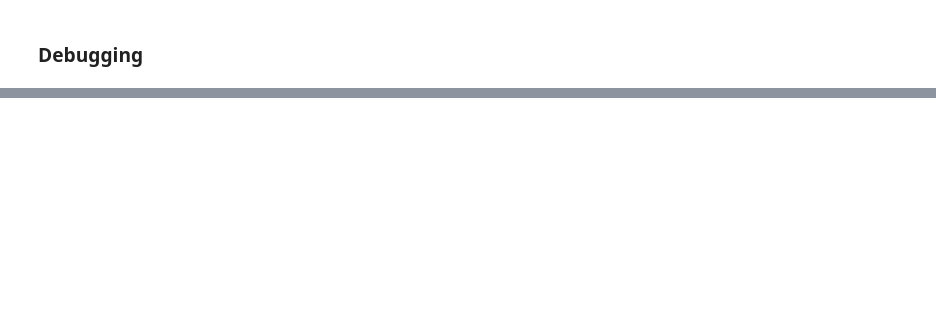
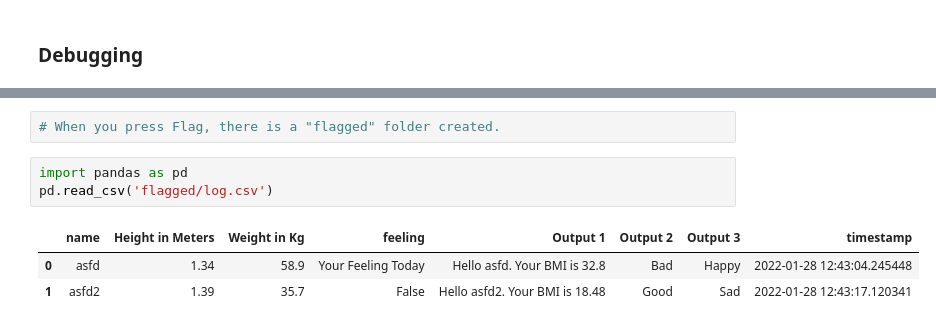
Before and after one commit to saratrajput/my_learnings, a Jupyter notebook: UI/gradio.ipynb, the cells around one changed output, grey strips where cells are left out. Cells and saved outputs as stored; diff of their text form; blank space fills up the shorter version.

```diff
--- a/UI/gradio.ipynb
+++ b/UI/gradio.ipynb
@@ -150,0 +148,9 @@ IndexError: list index out of range
+# %%
+# When you press Flag, there is a "flagged" folder created.
+# %%
+import pandas as pd
+pd.read_csv('flagged/log.csv')
+# %% [output]
+|  | name | Height in Meters | Weight in Kg | feeling | Output 1 | Output 2 | Output 3 | timestamp |
+| 0 | asfd | 1.34 | 58.9 | Your Feeling Today | Hello asfd. Your BMI is 32.8 | Bad | Happy | 2022-01-28 12:43:04.245448 |
+| 1 | asfd2 | 1.39 | 35.7 | False | Hello asfd2. Your BMI is 18.48 | Good | Sad | 2022-01-28 12:43:17.120341 |
```
Also changed, not shown: parts of 27 cells of this notebook.
